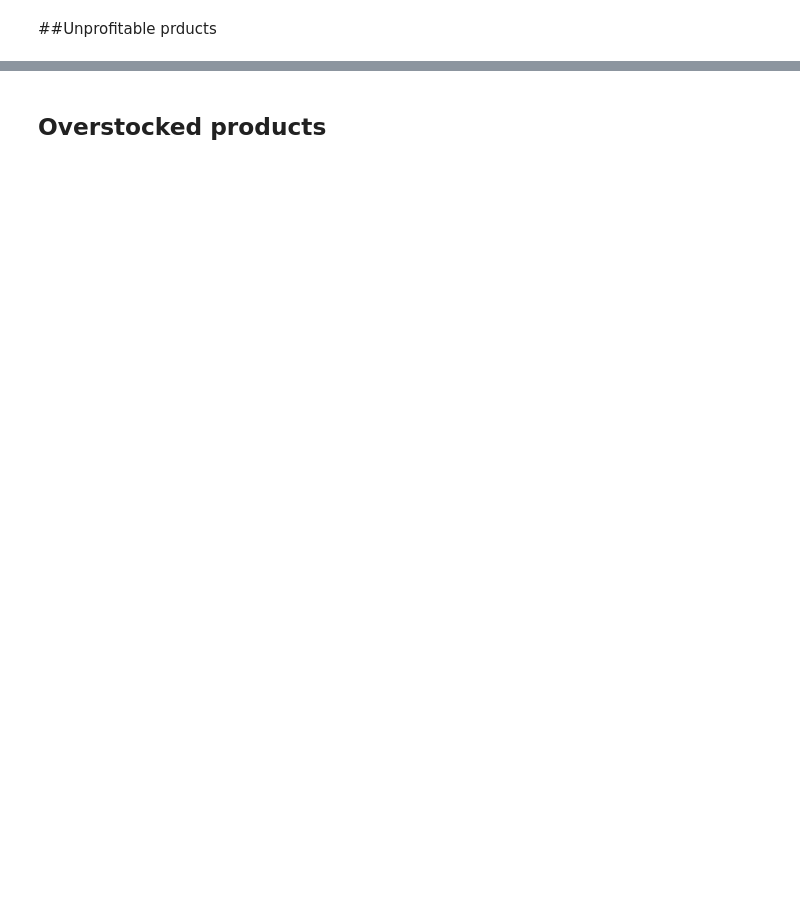
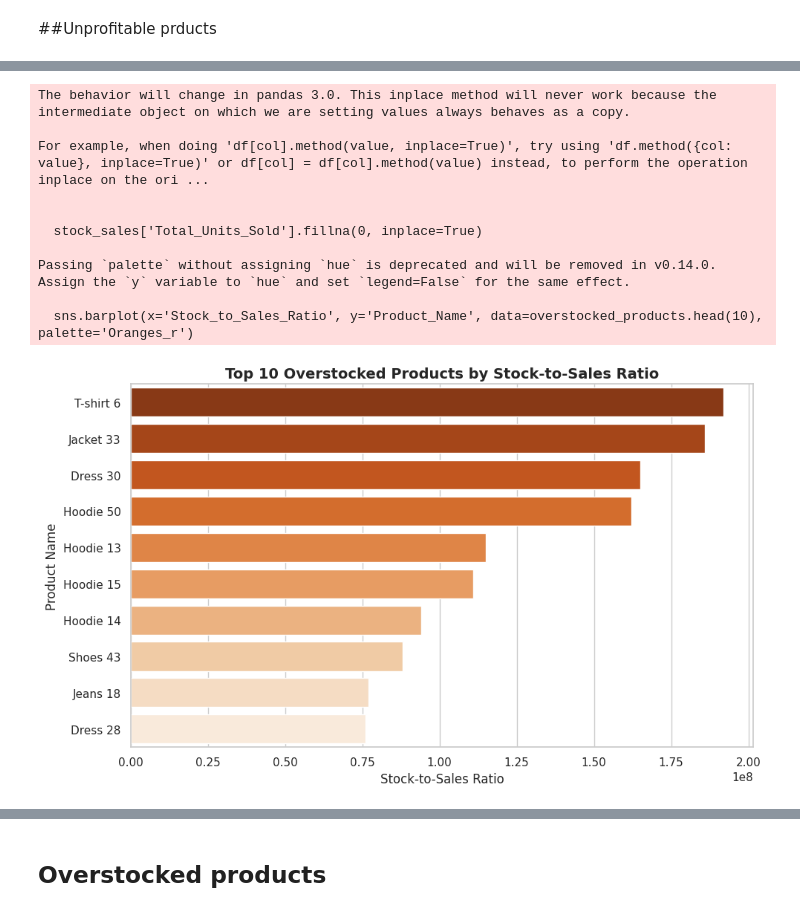
Before and after one commit to Mainabryan/SWISS-CLOTHING-BRAND, a Jupyter notebook: Swiss_clothing_brand.ipynb, the cells around one changed output, grey strips where cells are left out. Drawn from its saved outputs; the diff is of its cells as text; code cells hidden in the pictures; blank space fills up the shorter version.

```diff
--- a/Swiss_clothing_brand.ipynb
+++ b/Swiss_clothing_brand.ipynb
@@ -596,3 +804,42 @@ plt.show()
+# %%
+# Calculate total units sold per product
+product_sales_quantity = sales_table.groupby('Product_ID')['Quantity'].sum().reset_index()
+product_sales_quantity.rename(columns={'Quantity': 'Total_Units_Sold'}, inplace=True)
+
+# Merge with product table to get initial stock levels
+stock_sales = product_table.merge(product_sales_quantity, on='Product_ID', how='left')
+
+# Fill NaN values in 'Total_Units_Sold' with 0 (for products with no sales)
+stock_sales['Total_Units_Sold'].fillna(0, inplace=True)
+
+# Calculate Stock-to-Sales Ratio
+# Add a small value to avoid division by zero for products with zero sales
+stock_sales['Stock_to_Sales_Ratio'] = stock_sales['Stock_Level_initial'] / (stock_sales['Total_Units_Sold'] + 1e-6)
+
+# Identify overstocked products (e.g., high Stock-to-Sales Ratio)
+# Sorting by ratio in descending order to find the most overstocked
+overstocked_products = stock_sales.sort_values(by='Stock_to_Sales_Ratio', ascending=False)
+
+# Seaborn bar plot for overstocked products
+plt.figure(figsize=(10, 6))
+sns.barplot(x='Stock_to_Sales_Ratio', y='Product_Name', data=overstocked_products.head(10), palette='Oranges_r')
+plt.title('Top 10 Overstocked Products by Stock-to-Sales Ratio', fontsize=14, weight='bold')
+plt.xlabel('Stock-to-Sales Ratio')
+plt.ylabel('Product Name')
+plt.tight_layout()
+plt.show()
+# %% [output]
+The behavior will change in pandas 3.0. This inplace method will never work because the intermediate object on which we are setting values always behaves as a copy.
+
+For example, when doing 'df[col].method(value, inplace=True)', try using 'df.method({col: value}, inplace=True)' or df[col] = df[col].method(value) instead, to perform the operation inplace on the ori ...
+
+
+  stock_sales['Total_Units_Sold'].fillna(0, inplace=True)
+
+Passing `palette` without assigning `hue` is deprecated and will be removed in v0.14.0. Assign the `y` variable to `hue` and set `legend=False` for the same effect.
+
+  sns.barplot(x='Stock_to_Sales_Ratio', y='Product_Name', data=overstocked_products.head(10), palette='Oranges_r')
+[figure, added]
 # %%
 # Calculate total units sold per product
 product_sales_quantity = sales_table.groupby('Product_ID')['Quantity'].sum().reset_index()
```
Also changed, not shown: parts of 24 cells of this notebook.
